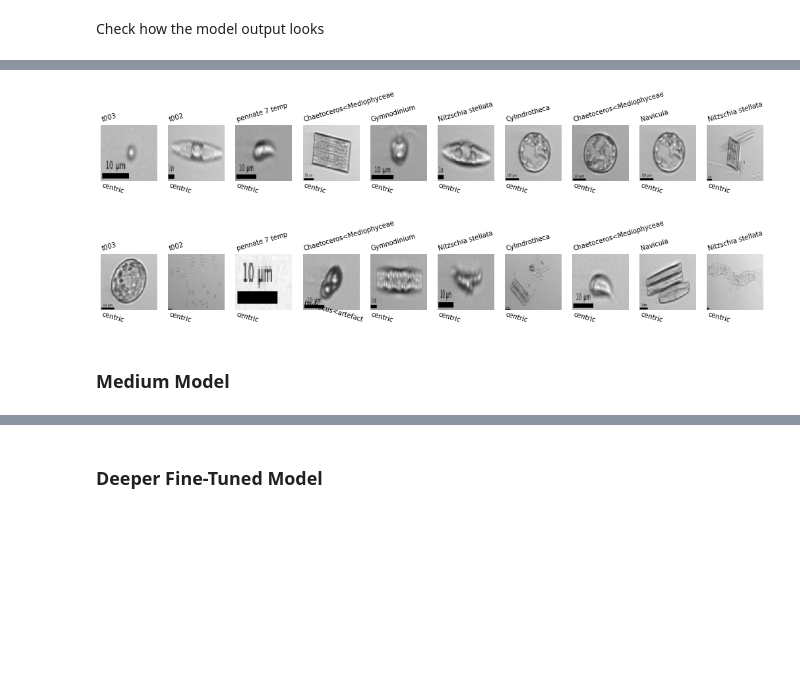
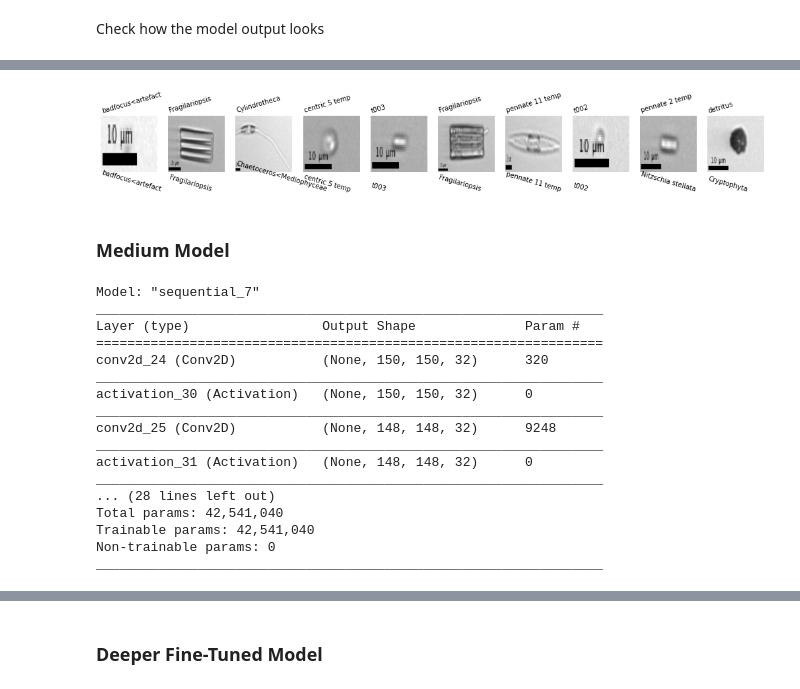
Before and after one commit to patrickcgray/deep_ifcb, a Jupyter notebook: python/Data Exploration.ipynb, the cells around one changed output, grey strips where cells are left out. Saved outputs shown, nothing was run; the diff lists cells and outputs as text; code cells hidden in the pictures; blank space fills up the shorter version.

Commit message:
decent model status for the medium CNN, reaching 70$ accuracy across 15 classes with at least 400 samples per class

```diff
--- a/python/Data Exploration.ipynb
+++ b/python/Data Exploration.ipynb
@@ -398,6 +296,13 @@ images.shape, labels.shape
 # %%
+from tensorflow import keras
+
 from sklearn.model_selection import train_test_split
 
-X_train, X_test, y_train, y_test = train_test_split(images, labels, test_size=0.33, random_state=42, stratify=labels)
+X_train, X_test, y_train, y_test = train_test_split(images, labels, test_size=0.20, random_state=42, stratify=labels)
+
+# convert class vectors to binary class matrices
+y_train = keras.utils.to_categorical(y_train, num_classes)
+y_test = keras.utils.to_categorical(y_test, num_classes)
+
 X_train.shape, X_test.shape
 # %% [output]
@@ -416,8 +315,8 @@ np.unique(y_train, return_counts=True), np.unique(y_test, return_counts=True)
 # %%
 input_shape = X_train.shape[1:]
-batch_size = 32
+batch_size = 40
 num_classes = len(class_id_dict)
-epochs = 20
+epochs = 150
 data_augmentation = True
 
 input_shape
@@ -488,2 +401,16 @@ Epoch 5/20
 # %% [markdown]
 Check how the model output looks
+# %%
+fig, ax = plt.subplots(1, 10, figsize=(18, 10))
+
+indices = np.random.randint(len(X_test), size=(10))
+predictions = np.argmax(model.predict(X_test[indices]), axis=1)
+labs = np.argmax(y_test[indices], axis=1)
+
+for i in range(0, 10):
+    ax[i].imshow(X_test[indices[i]].reshape((150, 150)), cmap = 'gray')
+    ax[i].axis('off')
+    ax[i].text(0,-10, id_class_dict[labs[i]], rotation=16)
+
+    ax[i].text(0,200, id_class_dict[predictions[i]],rotation=-16)
+plt.show()
@@ -499,5 +428,5 @@ for i in range(0, 10):
     ax[i].axis('off')
     ax[i].text(0,-10, id_class_dict[labs[i-1]], rotation=16)
 
-    ax[i].text(0,180, id_class_dict[predictions[i-1]],rotation=-16)
+    ax[i].text(0,200, id_class_dict[predictions[i-1]],rotation=-16)
 plt.show()
@@ -504,41 +435,25 @@ plt.show()
 # %%
 fig, ax = plt.subplots(1, 10, figsize=(18, 10))
 
 indices = np.random.randint(len(X_test), size=(10))
 predictions = np.argmax(model.predict(X_test[indices]), axis=1)
-labs = np.argmax(y_test, axis=1)
+labs = np.argmax(y_test[indices], axis=1)
 
 for i in range(0, 10):
     ax[i].imshow(X_test[indices[i]].reshape((150, 150)), cmap = 'gray')
     ax[i].axis('off')
-    ax[i].text(0,-10, id_class_dict[labs[i-1]], rotation=16)
+    ax[i].text(0,-10, id_class_dict[labs[i]], rotation=16)
 
-    ax[i].text(0,180, id_class_dict[predictions[i-1]],rotation=-16)
+    ax[i].text(0,200, id_class_dict[predictions[i]],rotation=-16)
 plt.show()
 # %% [output]
-[figure, old version]
+[figure, new version]
-# %%
-fig, ax = plt.subplots(1, 10, figsize=(18, 10))
-
-indices = np.random.randint(len(X_test), size=(10))
-predictions = np.argmax(model.predict(X_test[indices]), axis=1)
-labs = np.argmax(y_test, axis=1)
-
-for i in range(0, 10):
-    ax[i].imshow(X_test[indices[i]].reshape((150, 150)), cmap = 'gray')
-    ax[i].axis('off')
-    ax[i].text(0,-10, id_class_dict[labs[i-1]], rotation=16)
-
-    ax[i].text(0,180, id_class_dict[predictions[i-1]],rotation=-16)
-plt.show()
-# %% [output]
-[figure, removed]
 # %% [markdown]
 ### Medium Model
 # %%
 model = Sequential()
 model.add(Conv2D(32, (3, 3), padding='same',
-                 input_shape=x_train.shape[1:]))
+                 input_shape=input_shape))
 model.add(Activation('relu'))
 model.add(Conv2D(32, (3, 3)))
 model.add(Activation('relu'))
@@ -559,7 +474,22 @@ model.add(Dropout(0.5))
 model.add(Dense(num_classes))
 model.add(Activation('softmax'))
 
-# initiate RMSprop optimizer
-opt = keras.optimizers.rmsprop(lr=0.0001, decay=1e-6)
-
 model.summary()
+# %% [output]
+Model: "sequential_7"
+_________________________________________________________________
+Layer (type)                 Output Shape              Param #
+=================================================================
+conv2d_24 (Conv2D)           (None, 150, 150, 32)      320
+_________________________________________________________________
+activation_30 (Activation)   (None, 150, 150, 32)      0
+_________________________________________________________________
+conv2d_25 (Conv2D)           (None, 148, 148, 32)      9248
+_________________________________________________________________
+activation_31 (Activation)   (None, 148, 148, 32)      0
+_________________________________________________________________
+... (28 lines left out)
+Total params: 42,541,040
+Trainable params: 42,541,040
+Non-trainable params: 0
+_________________________________________________________________
```
Also changed, not shown: parts of 47 cells of this notebook, 2 other files.
